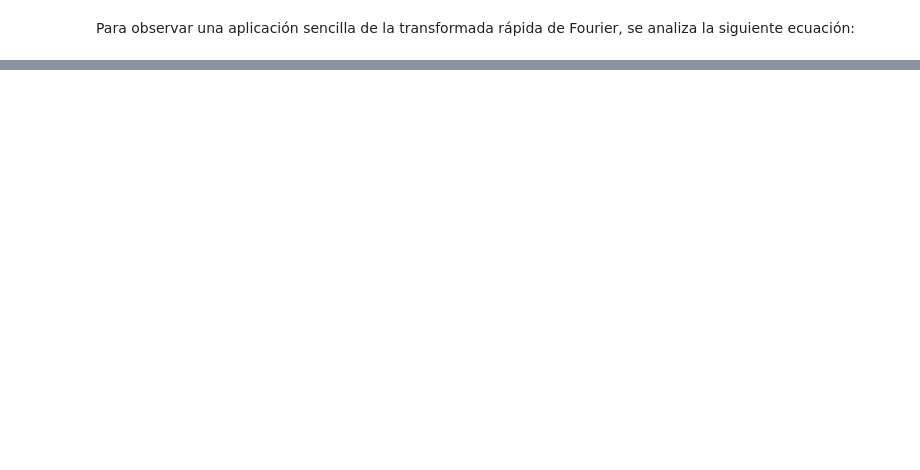
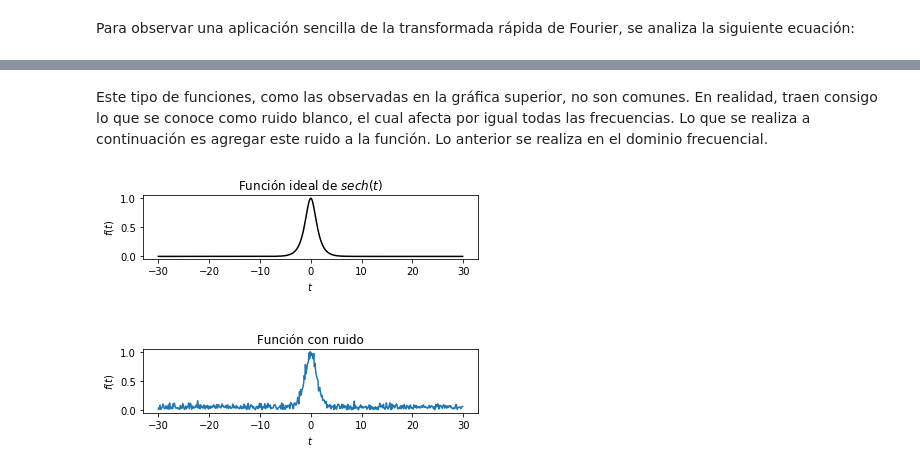
Before and after one commit to nvalencia/Herramientas-Computacionales-IMEC3602, a Jupyter notebook: Talleres/Taller 4/Taller 4.ipynb, the cells around one changed output, grey strips where cells are left out. Saved outputs shown, nothing was run; the diff lists cells and outputs as text; code cells hidden in the pictures; blank space fills up the shorter version.

```diff
--- a/Talleres/Taller 4/Taller 4.ipynb
+++ b/Talleres/Taller 4/Taller 4.ipynb
@@ -37,0 +172,21 @@ plt.show()
+# %% [markdown]
+Este tipo de funciones, como las observadas en la gráfica superior, no son comunes. En realidad, traen consigo lo que se conoce como ruido blanco, el cual afecta por igual todas las frecuencias. Lo que se realiza a continuación es agregar este ruido a la función. Lo anterior se realiza en el dominio frecuencial.
+# %%
+noise=1
+utwonoise=fft(u3) #transformada de la función ideal
+utn=utwonoise+noise*(randn(n2)+(1j*randn(n2))) #adición del ruido en parte real e imaginaria utilizando valores pseudoaleatotios
+u3n=ifft(utn) #inversa de función con ruido incluido
+figure(1)
+subplot(311)
+title('Función ideal de $sech(t)$')
+xlabel('$t$')
+ylabel('$f(t)$')
+plot(t,u3,'k')
+subplot(313)
+plot(t,abs(u3n))
+title('Función con ruido')
+xlabel('$t$')
+ylabel('$f(t)$')
+show()
+# %% [output]
+[figure, added]
```
Also changed, not shown: parts of 29 cells of this notebook.
